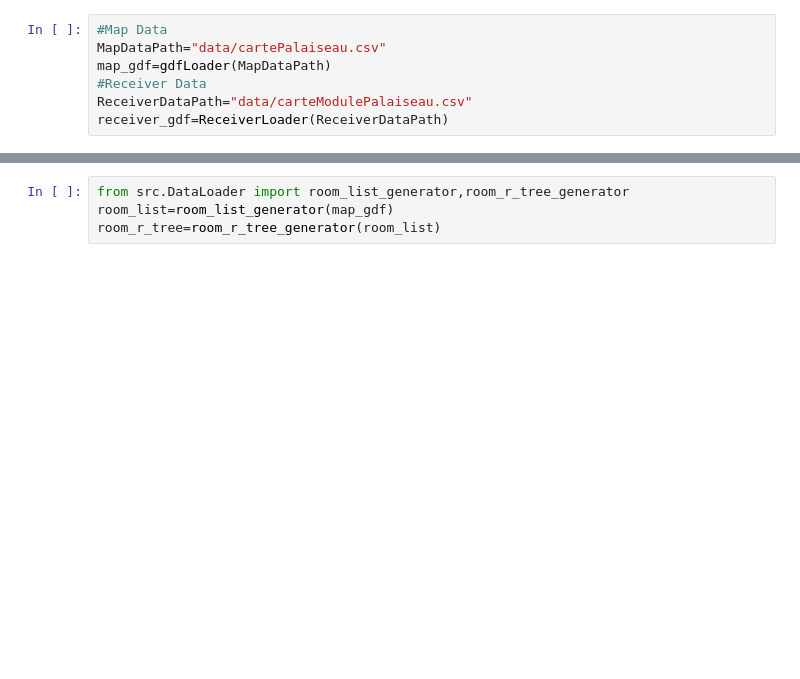
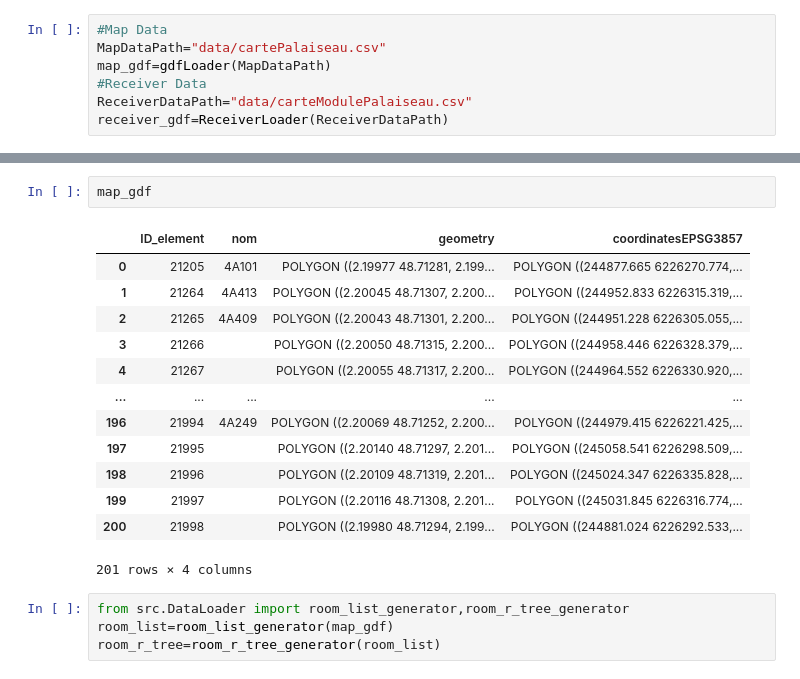
Before and after one commit to gatienc/Cartobat, a Jupyter notebook: symbolic_localisation.ipynb, the cells around one changed output, grey strips where cells are left out. Drawn from its saved outputs; the diff is of its cells as text; blank space fills up the shorter version.

```diff
--- a/symbolic_localisation.ipynb
+++ b/symbolic_localisation.ipynb
@@ -12,3 +32,19 @@ receiver_gdf=ReceiverLoader(ReceiverDataPath)
+# %%
+map_gdf
+# %% [output]
+|  | ID_element | nom | geometry | coordinatesEPSG3857 |
+| 0 | 21205 | 4A101 | POLYGON ((2.19977 48.71281, 2.199... | POLYGON ((244877.665 6226270.774,... |
+| 1 | 21264 | 4A413 | POLYGON ((2.20045 48.71307, 2.200... | POLYGON ((244952.833 6226315.319,... |
+| 2 | 21265 | 4A409 | POLYGON ((2.20043 48.71301, 2.200... | POLYGON ((244951.228 6226305.055,... |
+| 3 | 21266 |  | POLYGON ((2.20050 48.71315, 2.200... | POLYGON ((244958.446 6226328.379,... |
+| 4 | 21267 |  | POLYGON ((2.20055 48.71317, 2.200... | POLYGON ((244964.552 6226330.920,... |
+| ... | ... | ... | ... | ... |
+| 196 | 21994 | 4A249 | POLYGON ((2.20069 48.71252, 2.200... | POLYGON ((244979.415 6226221.425,... |
+| 197 | 21995 |  | POLYGON ((2.20140 48.71297, 2.201... | POLYGON ((245058.541 6226298.509,... |
+| 198 | 21996 |  | POLYGON ((2.20109 48.71319, 2.201... | POLYGON ((245024.347 6226335.828,... |
+| 199 | 21997 |  | POLYGON ((2.20116 48.71308, 2.201... | POLYGON ((245031.845 6226316.774,... |
+| 200 | 21998 |  | POLYGON ((2.19980 48.71294, 2.199... | POLYGON ((244881.024 6226292.533,... |
+201 rows × 4 columns
 # %%
 from src.DataLoader import room_list_generator,room_r_tree_generator
 room_list=room_list_generator(map_gdf)
```
Also changed, not shown: parts of 6 cells of this notebook, 6 other files.
